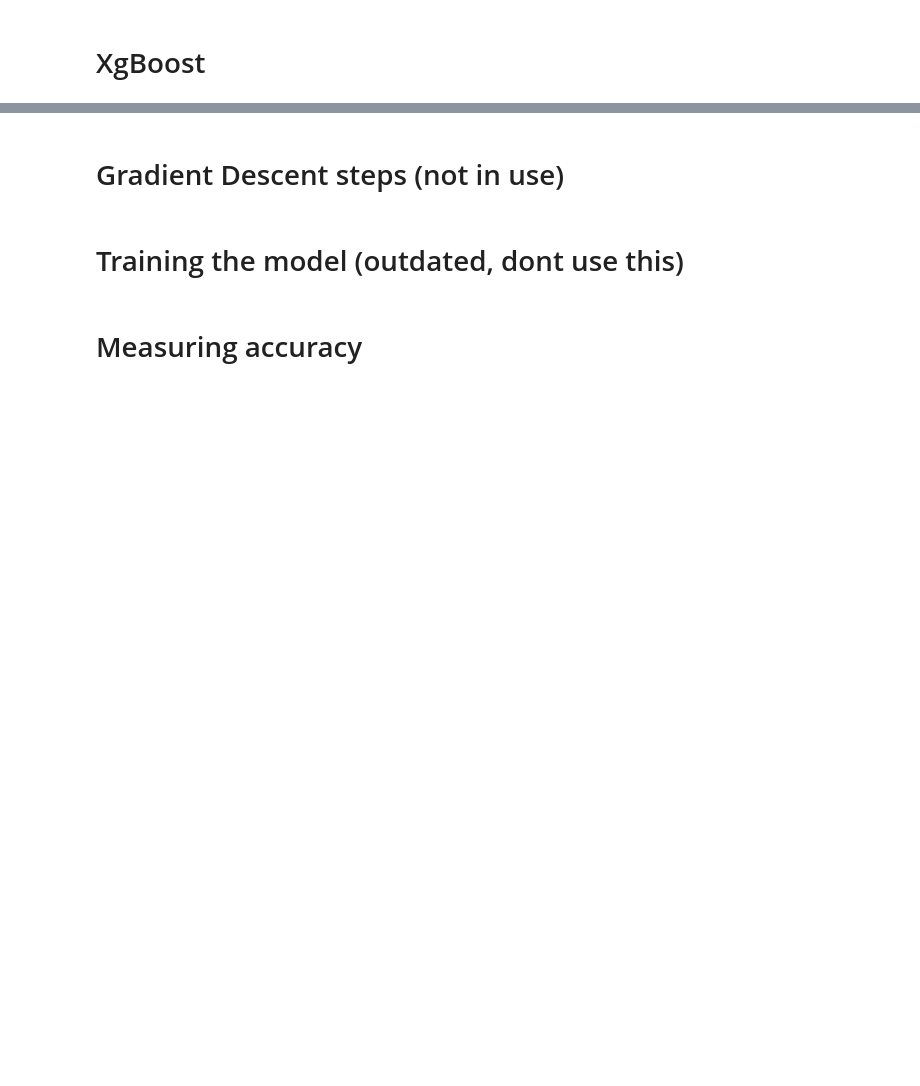
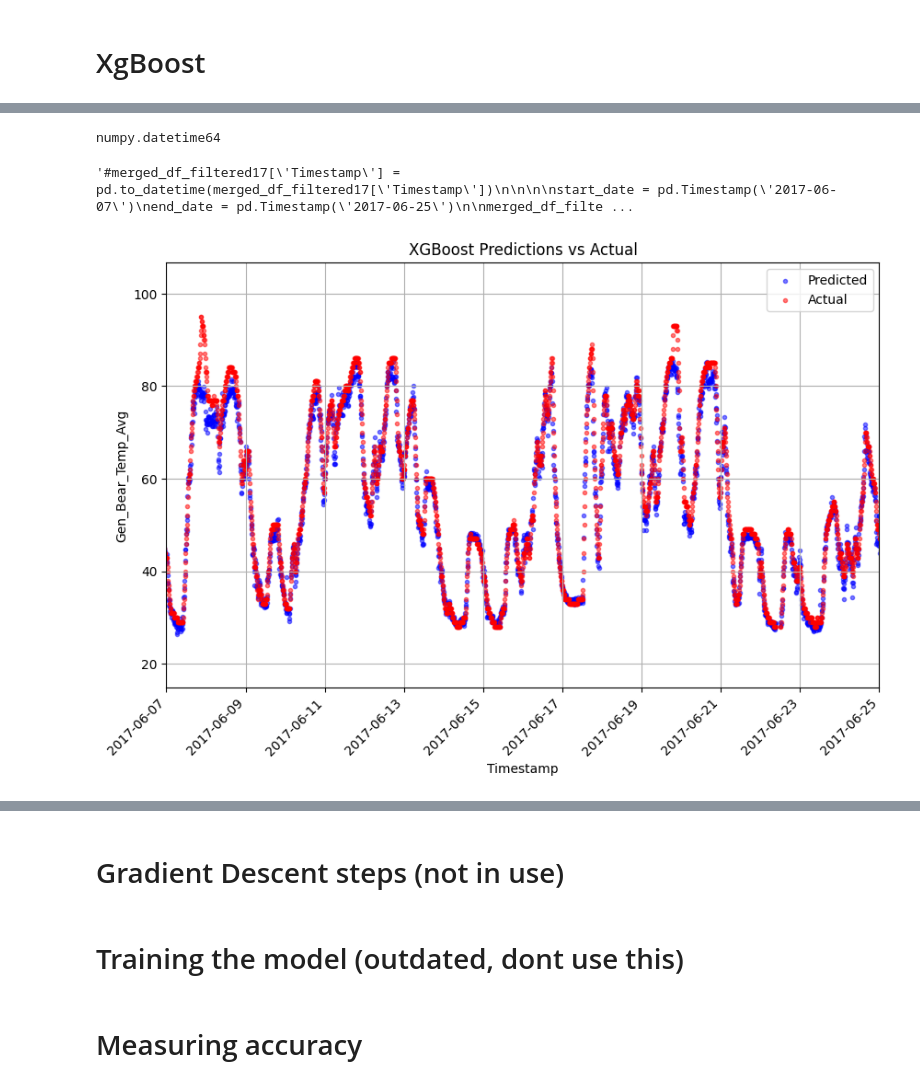
Before and after one commit to Markustho/DAT255-group12, a Jupyter notebook: src/models/Kaggle_notebook.ipynb, the cells around one changed output, grey strips where cells are left out. Saved outputs shown, nothing was run; the diff lists cells and outputs as text; code cells hidden in the pictures; blank space fills up the shorter version.

```diff
--- a/src/models/Kaggle_notebook.ipynb
+++ b/src/models/Kaggle_notebook.ipynb
@@ -318,2 +357,3 @@ y_dep = merged_df_filtered[dependent_col].values
 # %%
-y_indep = merged_df_filtered[indep_cols].values
+y_indep = merged_df_filtered[independent_cols].values
+y_indep17 = merged_df_filtered17[independent_cols].values
@@ -320,3 +370,10 @@ y_indep = merged_df_filtered[indep_cols].values
 # %%
 #Splitter
-X_train, X_test, y_train, y_test = train_test_split(y_indep, y_dep, test_size=0.2, random_state=42)
+
+#kommentert bort fordi vi vil teste på 2017 data.
+#X_train, X_test, y_train, y_test = train_test_split(y_indep, y_dep, test_size=0.2, random_state=42)
+
+X_train = y_indep
+X_test = y_indep17
+y_train = y_dep
+y_test = y_dep17
@@ -325,2 +380,4 @@ X_train, X_test, y_train, y_test = train_test_split(y_indep, y_dep, test_size=0.
+# %%
+linear_regression_model = LinearRegression()
 # %%
-#model.fit(X_train, y_train)
+linear_regression_model.fit(X_train, y_train)
@@ -356,0 +434,63 @@ Mean Squared Error: 0.50
+# %%
+type(merged_df_filtered17["Timestamp"].values[3])
+# %% [output]
+numpy.datetime64
+# %%
+"""#merged_df_filtered17['Timestamp'] = pd.to_datetime(merged_df_filtered17['Timestamp'])
+
+
+
+start_date = pd.Timestamp('2017-06-07')
+end_date = pd.Timestamp('2017-06-25')
+
+merged_df_filtered17["Timestamp"] = merged_df_filtered17["Timestamp"].dt.tz_localize(None)  # Assuming timestamps are originally in UTC
+
+
+mask = (merged_df_filtered17["Timestamp"] >= pd.Timestamp('2017-06-07')) & (merged_df_filtered17["Timestamp"] <= pd.Timestamp('2017-06-25'))
+filtered_timestamps = merged_df_filtered17.loc[mask, "Timestamp"]
+filtered_predictions = y_pred_xgboost[mask]
+
+# Plot the filtered data
+plt.figure(figsize=(10, 6))
+plt.scatter(filtered_timestamps, filtered_predictions, c='blue', alpha=0.5, label="Predicted")
+plt.scatter(merged_df_filtered17["Timestamp"], y_test, c='red', alpha=0.5, label='Actual')
+plt.title("XGBoost Predictions")
+plt.xlabel("Timestamp")
+plt.ylabel("Predicted Gen_Bear_Temp_Avg")
+plt.grid(True)
+plt.show()"""
+# %% [output]
+'#merged_df_filtered17[\'Timestamp\'] = pd.to_datetime(merged_df_filtered17[\'Timestamp\'])\n\n\n\nstart_date = pd.Timestamp(\'2017-06-07\')\nend_date = pd.Timestamp(\'2017-06-25\')\n\nmerged_df_filte ...
+# %%
+# Adjust figure size as needed
+merged_df_filtered17_sorted = merged_df_filtered17.sort_values(by="Timestamp")
+
+plt.figure(figsize=(10, 6))
+
+# Scatter plot for predicted values
+plt.scatter(merged_df_filtered17["Timestamp"], y_pred_xgboost, c='blue', alpha=0.5, label='Predicted', marker=".")
+
+# Scatter plot for actual values (y_test)
+plt.scatter(merged_df_filtered17["Timestamp"], y_test, c='red', alpha=0.5, label='Actual', marker=".")
+
+"""# Plot for predicted values
+plt.plot(merged_df_filtered17_sorted["Timestamp"], y_pred_xgboost, color='blue', alpha=0.5, label='Predicted', linestyle='-')
+
+# Plot for actual values (y_test)
+plt.plot(merged_df_filtered17_sorted["Timestamp"], y_test, color='red', alpha=0.5, label='Actual', linestyle='-')
+"""
+
+# Rotate x-axis labels for better readability
+plt.xticks(rotation=45, ha='right')
+
+# Define interval for data
+plt.xlim(pd.Timestamp('2017-06-07'), pd.Timestamp('2017-06-25'))
+
+plt.title("XGBoost Predictions vs Actual")
+plt.xlabel("Timestamp")
+plt.ylabel("Gen_Bear_Temp_Avg")
+plt.legend()  # Show legend to distinguish between predicted and actual values
+plt.grid(True)
+plt.show()
+# %% [output]
+[figure, added]
```
Also changed, not shown: parts of 40 cells of this notebook, 1 other file.
